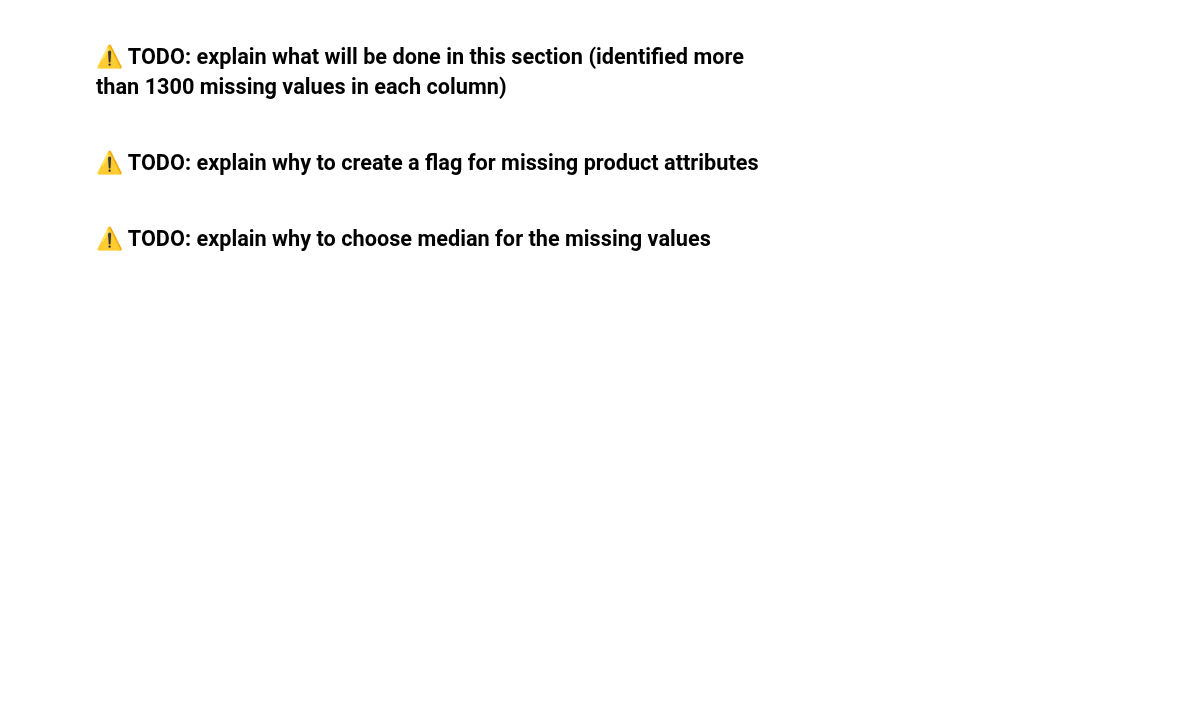
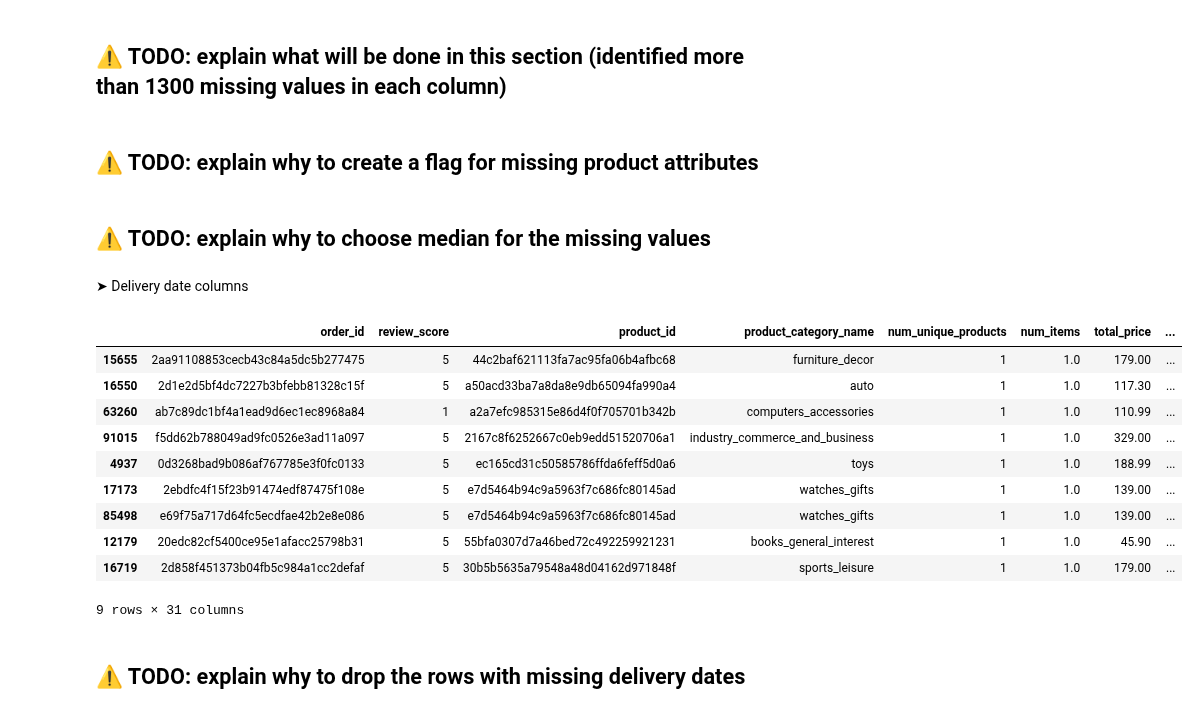
Before and after one commit to OlesyaEvseeva/customer-satisfaction-ecommerce, a Jupyter notebook: notebooks/02_data_integration_preprocessing.ipynb, the cells around one changed output. Cells and saved outputs as stored; diff of their text form; code cells hidden in the pictures; blank space fills up the shorter version.

Commit message:
feat(notebook-2): drop rows with missing delivery dates

```diff
--- a/notebooks/02_data_integration_preprocessing.ipynb
+++ b/notebooks/02_data_integration_preprocessing.ipynb
@@ -445,3 +447,30 @@ df_orders.loc[:, "product_details_missing"] = (
 for col in missing_product_cols:
     median_value = df_orders[col].median()
     df_orders.loc[:, col] = df_orders[col].fillna(median_value)
+# %% [markdown]
+➤ Delivery date columns
+# %%
+# Define relevant delivery date columns with missing values
+missing_delivery_dates_cols = [
+    "order_delivered_carrier_date",
+    "order_delivered_customer_date",
+]
+# %%
+# Inspect rows with missing delivery dates
+df_orders[df_orders[missing_delivery_dates_cols].isna().any(axis=1)].sort_values(
+    by=["order_delivered_customer_date", "order_delivered_carrier_date"]
+)
+# %% [output]
+|  | order_id | review_score | product_id | product_category_name | num_unique_products | num_items | total_price | ... |
+| 15655 | 2aa91108853cecb43c84a5dc5b277475 | 5 | 44c2baf621113fa7ac95fa06b4afbc68 | furniture_decor | 1 | 1.0 | 179.00 | ... |
+| 16550 | 2d1e2d5bf4dc7227b3bfebb81328c15f | 5 | a50acd33ba7a8da8e9db65094fa990a4 | auto | 1 | 1.0 | 117.30 | ... |
+| 63260 | ab7c89dc1bf4a1ead9d6ec1ec8968a84 | 1 | a2a7efc985315e86d4f0f705701b342b | computers_accessories | 1 | 1.0 | 110.99 | ... |
+| 91015 | f5dd62b788049ad9fc0526e3ad11a097 | 5 | 2167c8f6252667c0eb9edd51520706a1 | industry_commerce_and_business | 1 | 1.0 | 329.00 | ... |
+| 4937 | 0d3268bad9b086af767785e3f0fc0133 | 5 | ec165cd31c50585786ffda6feff5d0a6 | toys | 1 | 1.0 | 188.99 | ... |
+| 17173 | 2ebdfc4f15f23b91474edf87475f108e | 5 | e7d5464b94c9a5963f7c686fc80145ad | watches_gifts | 1 | 1.0 | 139.00 | ... |
+| 85498 | e69f75a717d64fc5ecdfae42b2e8e086 | 5 | e7d5464b94c9a5963f7c686fc80145ad | watches_gifts | 1 | 1.0 | 139.00 | ... |
+| 12179 | 20edc82cf5400ce95e1afacc25798b31 | 5 | 55bfa0307d7a46bed72c492259921231 | books_general_interest | 1 | 1.0 | 45.90 | ... |
+| 16719 | 2d858f451373b04fb5c984a1cc2defaf | 5 | 30b5b5635a79548a48d04162d971848f | sports_leisure | 1 | 1.0 | 179.00 | ... |
+9 rows × 31 columns
+# %% [markdown]
+## ⚠️ TODO: explain why to drop the rows with missing delivery dates
```
Also changed, not shown: parts of 2 cells of this notebook.
